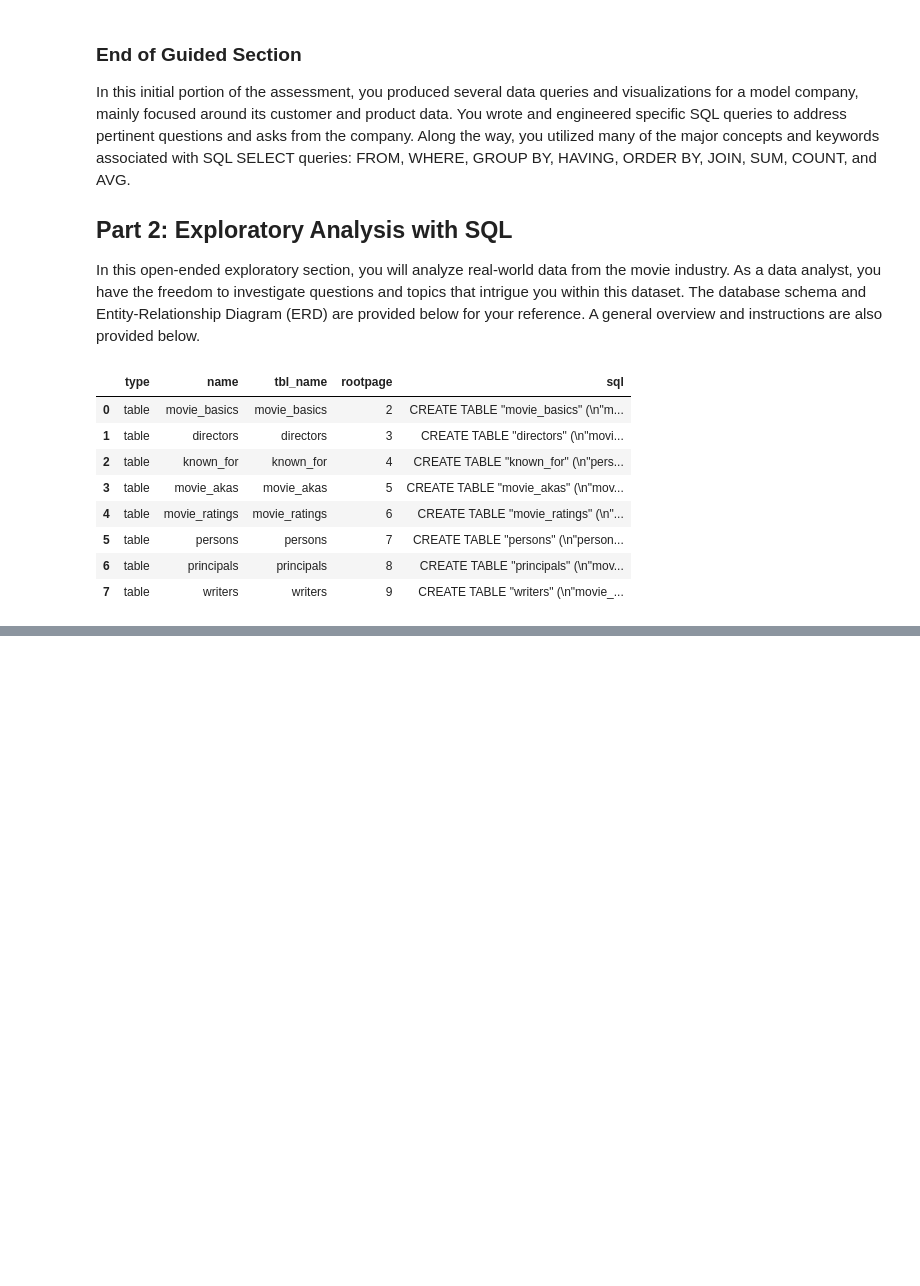
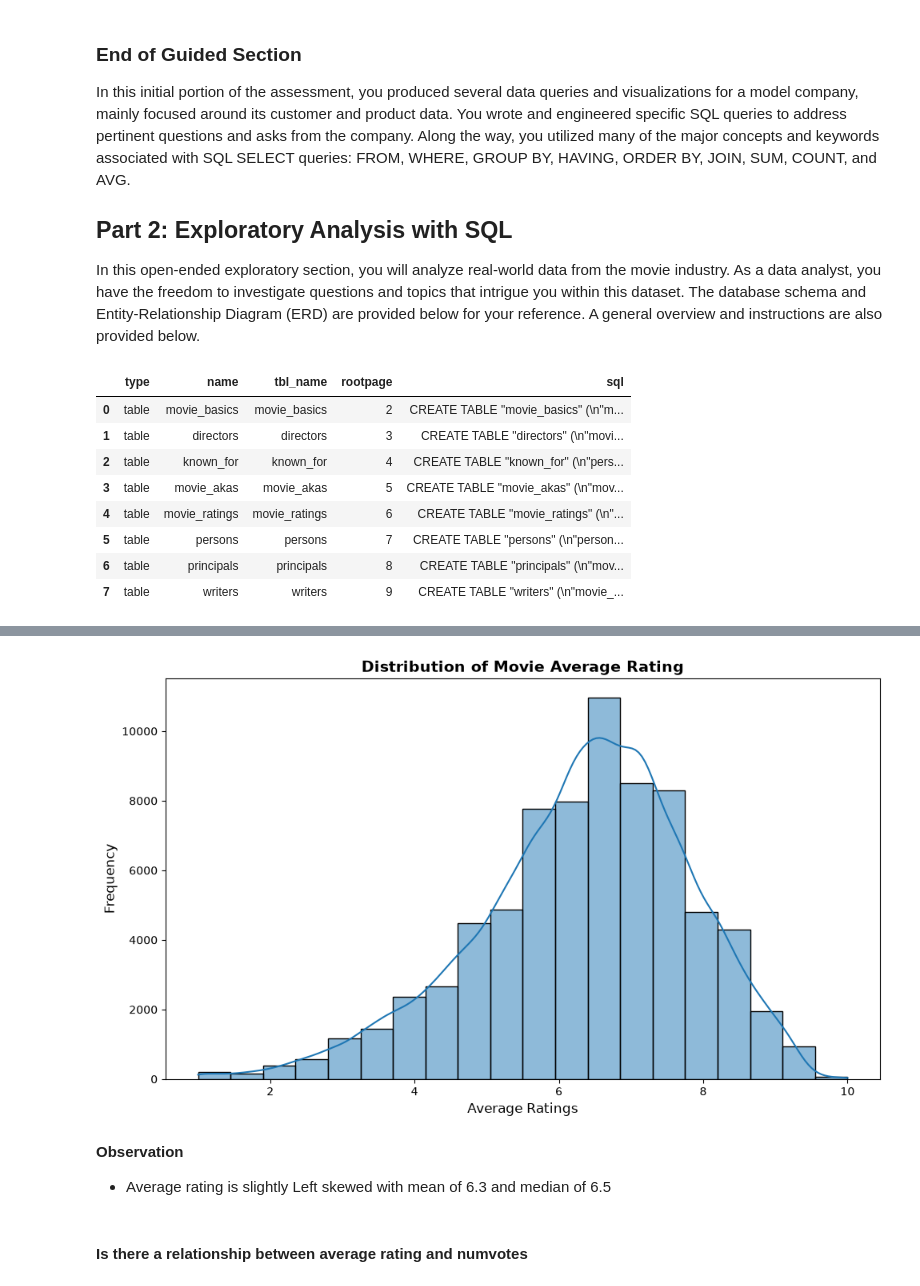
Before and after one commit to G-Gakii/dsc-sql-summative-lab, a Jupyter notebook: SQLSummativeLab.ipynb, the cells around one changed output, grey strips where cells are left out. Drawn from its saved outputs; the diff is of its cells as text; code cells hidden in the pictures; blank space fills up the shorter version.

Commit message:
Update movie ratings analysis

```diff
--- a/SQLSummativeLab.ipynb
+++ b/SQLSummativeLab.ipynb
@@ -501,0 +501,5 @@ None
+# %%
+# read sql query result into pandas dataframe
+def read_query(query,conn):
+    df=pd.read_sql(query,conn)
+    return df
@@ -501,0 +562,7 @@ None
+# %%
+q="""
+SELECT *
+FROM movie_ratings
+"""
+movie_rating=read_query(q,conn4)
+movie_rating
@@ -501,0 +692,15 @@ None
+# %%
+fig,ax=plt.subplots(figsize=(10,6))
+sns.histplot(movie_rating,x="averagerating",bins=20,kde=True)
+ax.set_xlabel("Average Ratings",fontsize=12)
+ax.set_ylabel("Frequency",fontsize=12)
+ax.set_title("Distribution of Movie Average Rating",fontsize=14,fontweight="bold")
+plt.tight_layout()
+plt.show()
+# %% [output]
+[figure, added]
+# %% [markdown]
+**Observation**
+- Average rating is slightly Left skewed with mean of 6.3 and median of 6.5
+# %% [markdown]
+#### Is there a relationship between average rating and numvotes
```
Also changed, not shown: parts of 54 cells of this notebook.
